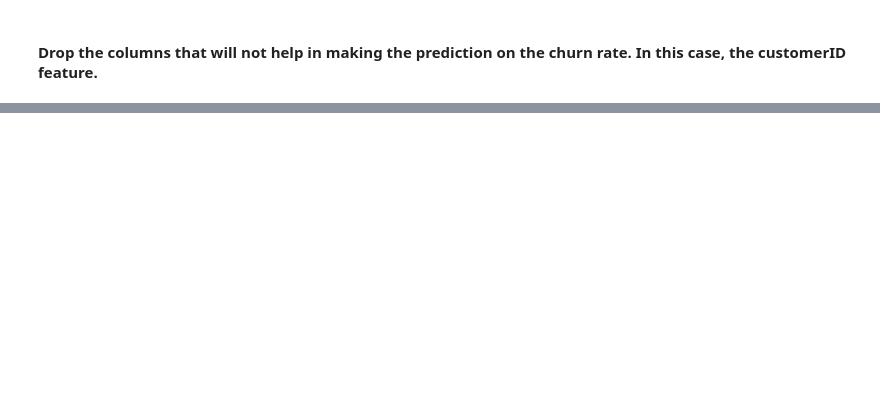
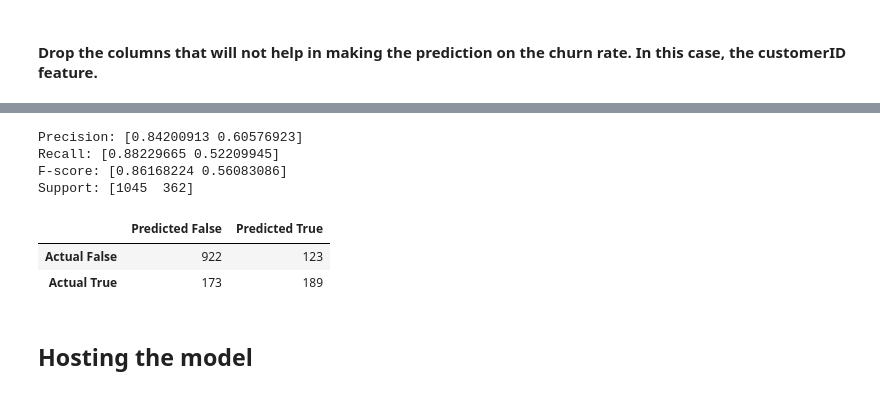
Before and after one commit to EnoshNyarige/Assignment2-customerChurn-, a Jupyter notebook: Churn-Assignment.ipynb, the cells around one changed output, grey strips where cells are left out. Saved outputs shown, nothing was run; the diff lists cells and outputs as text; code cells hidden in the pictures; blank space fills up the shorter version.

```diff
--- a/Churn-Assignment.ipynb
+++ b/Churn-Assignment.ipynb
@@ -345,0 +316,17 @@ NameError: name 'best_xgb' is not defined
+# %%
+y_pred = best_xgb.predict(X_test)
+y_prob = best_xgb.predict_proba(X_test)
+print_evaluation_metric(y_test, y_pred)
+get_confusion_matrix (y_test, y_pred, save=0, filename="this.csv")
+# my_plot_roc_curve (y_test, y_prob, filename="ROC.png", dpi = 200)
+# plot_evaluation_metric (y_test, y_prob)
+# %% [output]
+Precision: [0.84200913 0.60576923]
+Recall: [0.88229665 0.52209945]
+F-score: [0.86168224 0.56083086]
+Support: [1045  362]
+|  | Predicted False | Predicted True |
+| Actual False | 922 | 123 |
+| Actual True | 173 | 189 |
+# %% [markdown]
+## Hosting the model
```
Also changed, not shown: parts of 65 cells of this notebook, 5 other files.
